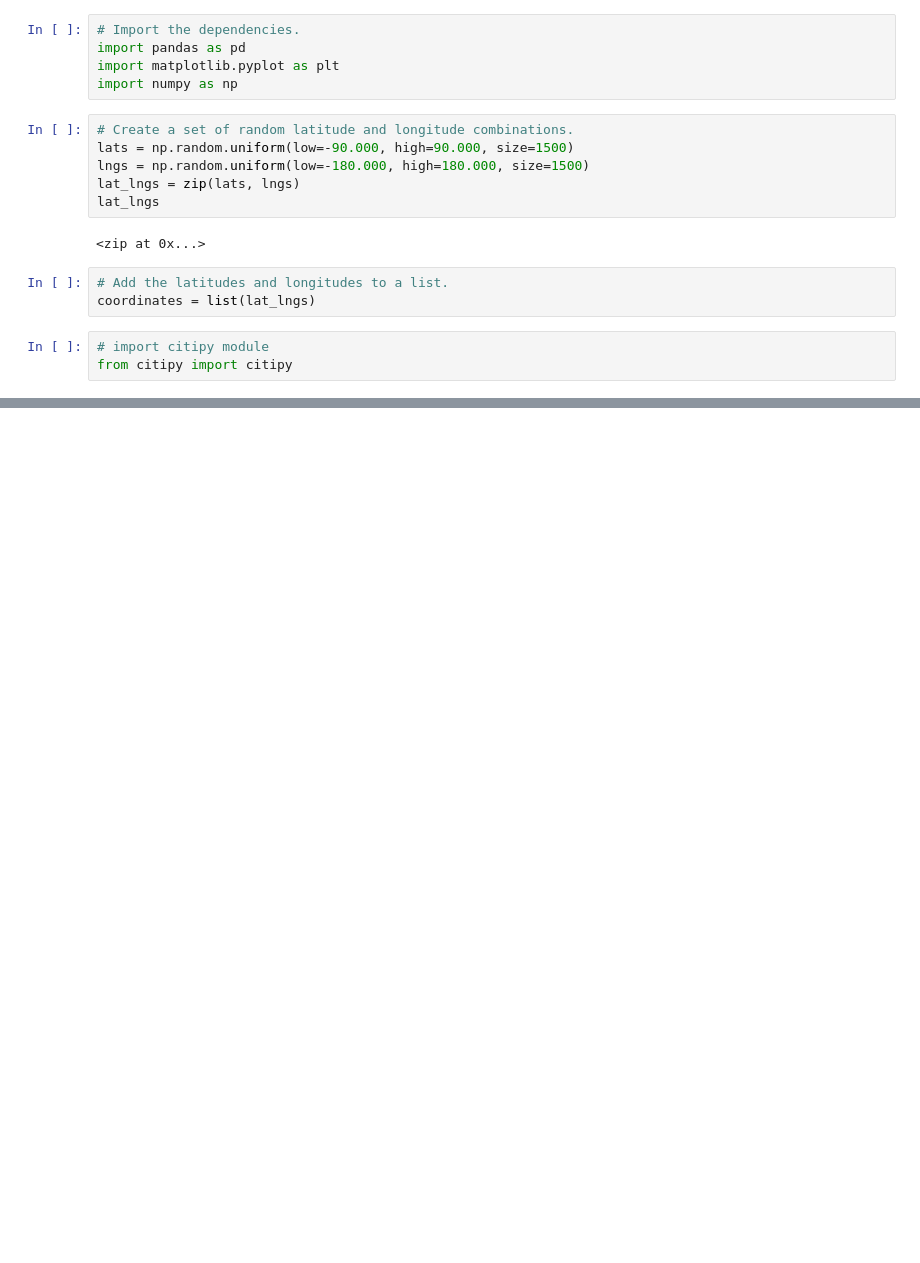
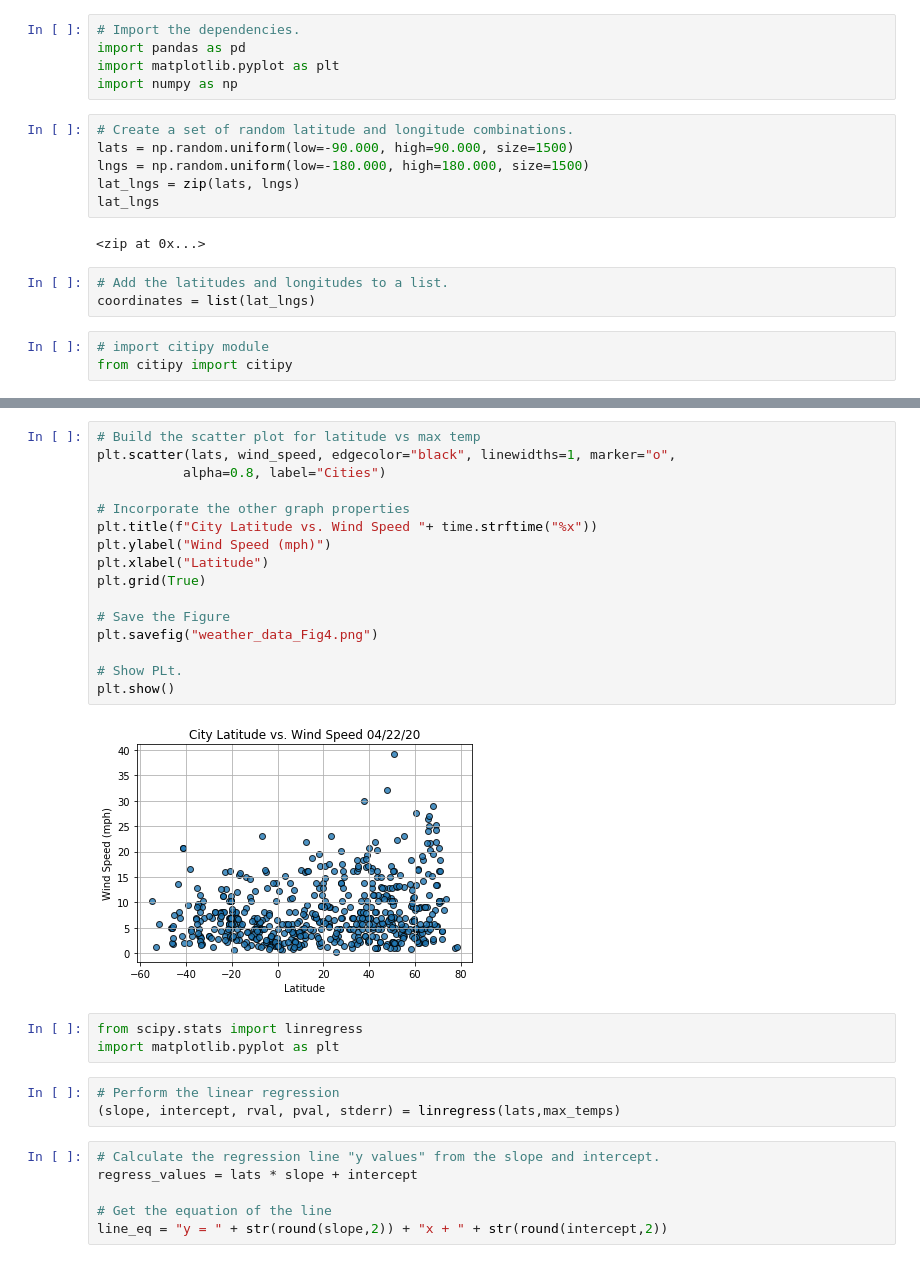
Before and after one commit to SheriKarasick/World_Weather_Analysis, a Jupyter notebook: WeatherPy.ipynb, the cells around one changed output, grey strips where cells are left out. Drawn from its saved outputs; the diff is of its cells as text; blank space fills up the shorter version.

```diff
--- a/WeatherPy.ipynb
+++ b/WeatherPy.ipynb
@@ -33,0 +254,30 @@ len(cities)
+# %%
+# Build the scatter plot for latitude vs max temp
+plt.scatter(lats, wind_speed, edgecolor="black", linewidths=1, marker="o",
+           alpha=0.8, label="Cities")
+
+# Incorporate the other graph properties
+plt.title(f"City Latitude vs. Wind Speed "+ time.strftime("%x"))
+plt.ylabel("Wind Speed (mph)")
+plt.xlabel("Latitude")
+plt.grid(True)
+
+# Save the Figure
+plt.savefig("weather_data_Fig4.png")
+
+# Show PLt.
+plt.show()
+# %% [output]
+[figure, added]
+# %%
+from scipy.stats import linregress
+import matplotlib.pyplot as plt
+# %%
+# Perform the linear regression
+(slope, intercept, rval, pval, stderr) = linregress(lats,max_temps)
+# %%
+# Calculate the regression line "y values" from the slope and intercept.
+regress_values = lats * slope + intercept
+
+# Get the equation of the line
+line_eq = "y = " + str(round(slope,2)) + "x + " + str(round(intercept,2))
```
Also changed, not shown: parts of 31 cells of this notebook.
